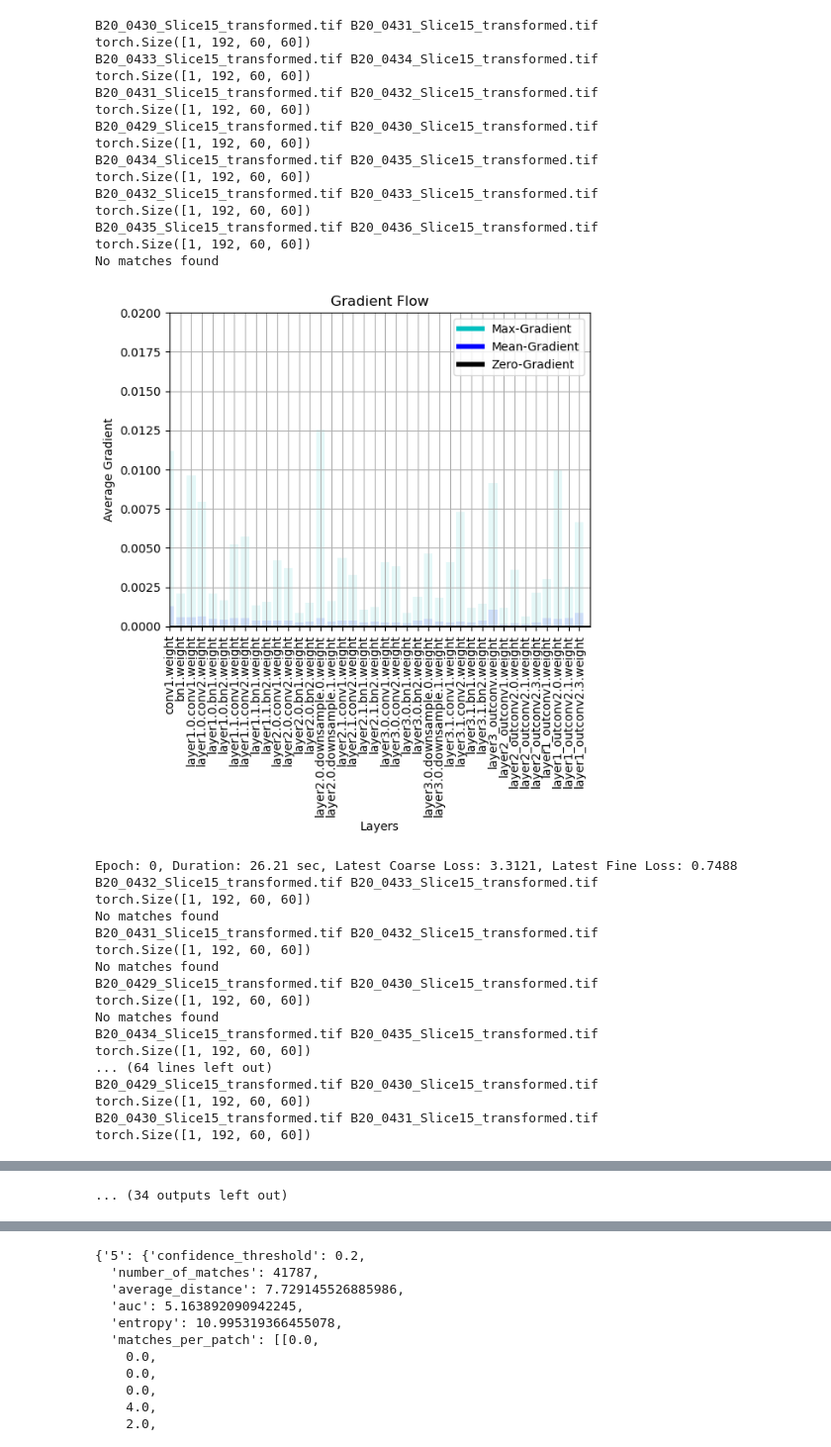
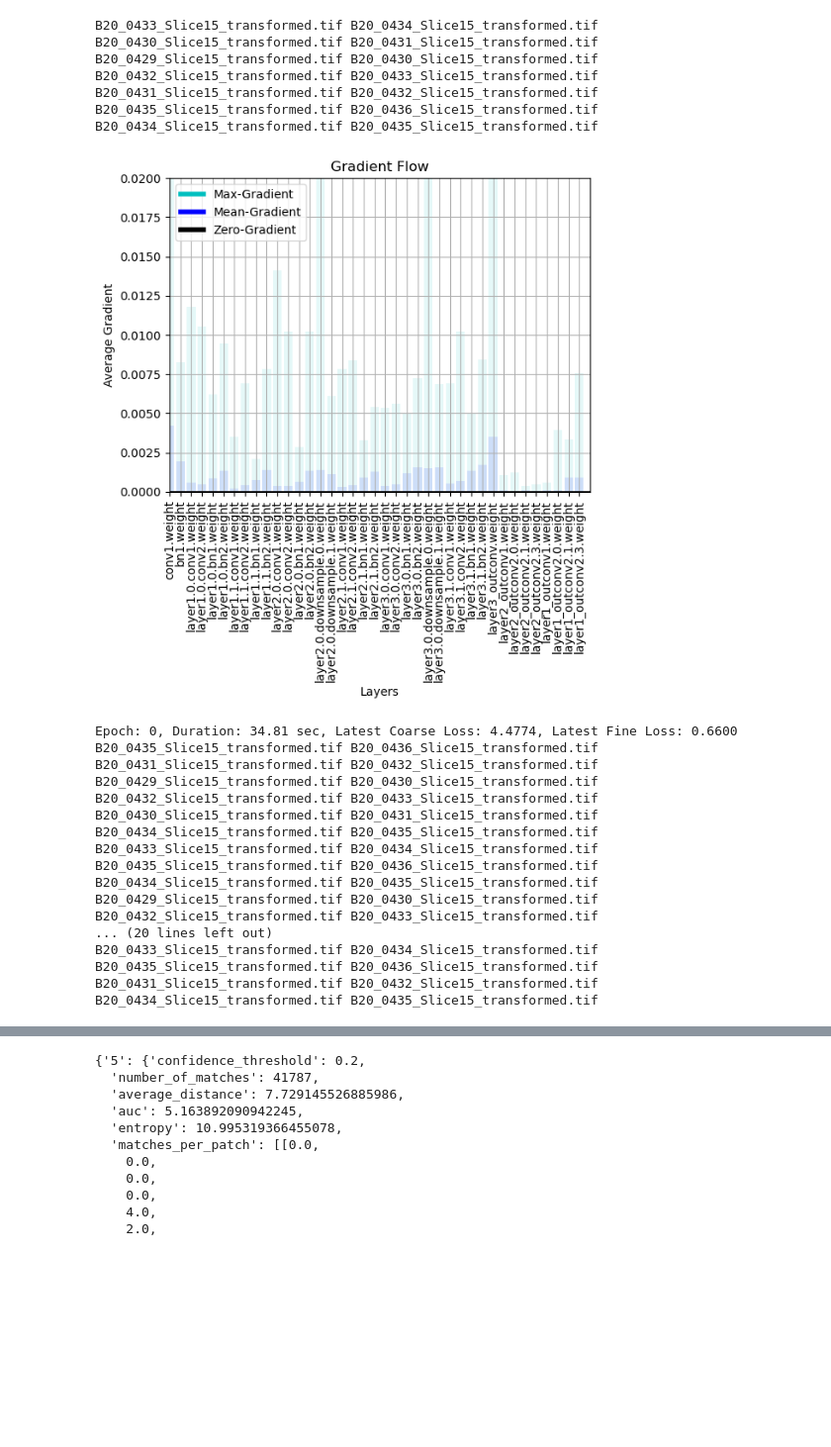
Before and after one commit to rorinr/HyperBrain, a Jupyter notebook: notebooks/training/training.ipynb, the cells around one changed output, grey strips where cells are left out. Shown at 99% size. Cells and saved outputs as stored; diff of their text form; code cells hidden in the pictures; blank space fills up the shorter version.

```diff
--- a/notebooks/training/training.ipynb
+++ b/notebooks/training/training.ipynb
@@ -58,7 +56,7 @@ dataloader_train = DataLoader(
     collate_fn=collate_fn,
 )
 # %%
-learning_rate = 0.00065
+learning_rate = 0.0007
 weight_decay = 0.001
 use_coarse_context = False
 clamp_predictions = True
@@ -110,8 +108,8 @@ coarse_loss_history = []
 fine_loss_history = []
 loss_hist_test = []
 # %%
-coarse_loss = "focal"
-alpha = 0.25
+coarse_loss = "cross_entropy"
+alpha = 0.45
 gamma = 2
 fine_loss = "l2_std" if use_l2_with_standard_deviation else "l2"
 # %%
@@ -144,7 +142,6 @@ for epoch in range(epochs):
             print("coarse_image_feature_1 contains NaN values after backbone. Breaking the training.")
             break
 
-        print(coarse_image_feature_1.shape)
         coarse_image_feature_1 = positional_encoding(coarse_image_feature_1)
         coarse_image_feature_2 = positional_encoding(coarse_image_feature_2)
 
@@ -230,61 +227,53 @@ for epoch in range(epochs):
         loss = coarse_loss_value + fine_loss_value
         loss.backward()
 
         # Adjust learning weights
-        torch.nn.utils.clip_grad_norm_(backbone.parameters(), 1.0)
+        # torch.nn.utils.clip_grad_norm_(backbone.parameters(), 1.0)
         optimizer.step()
 
         coarse_loss_history.append(coarse_loss_value.cpu().item())
         fine_loss_history.append(fine_loss_value.cpu().item())
 
         if torch.isnan(coarse_matches["confidence_matrix"]).all():
             print(
                 "coarse_matches['confidence_matrix'] is filled with NaN values. Breaking the training."
             )
             break
     if torch.isnan(coarse_matches["confidence_matrix"]).all():
         print(
             "coarse_matches['confidence_matrix'] is filled with NaN values. Breaking the training."
         )
         break
 
     epoch_duration = time.time() - epoch_start_time
     if epoch % print_frequency == 0 or epoch == (100 - 1):
         plot_grad_flow_hist(backbone.named_parameters())
         print(
             f"Epoch: {epoch}, Duration: {epoch_duration:.2f} sec, Latest Coarse Loss: {coarse_loss_value:.4f}, Latest Fine Loss: {fine_loss_value:.4f}"
         )
 # %% [output]
+B20_0433_Slice15_transformed.tif B20_0434_Slice15_transformed.tif
 B20_0430_Slice15_transformed.tif B20_0431_Slice15_transformed.tif
-torch.Size([1, 192, 60, 60])
-B20_0433_Slice15_transformed.tif B20_0434_Slice15_transformed.tif
-torch.Size([1, 192, 60, 60])
+B20_0429_Slice15_transformed.tif B20_0430_Slice15_transformed.tif
+B20_0432_Slice15_transformed.tif B20_0433_Slice15_transformed.tif
 B20_0431_Slice15_transformed.tif B20_0432_Slice15_transformed.tif
-torch.Size([1, 192, 60, 60])
-B20_0429_Slice15_transformed.tif B20_0430_Slice15_transformed.tif
-torch.Size([1, 192, 60, 60])
+B20_0435_Slice15_transformed.tif B20_0436_Slice15_transformed.tif
 B20_0434_Slice15_transformed.tif B20_0435_Slice15_transformed.tif
-torch.Size([1, 192, 60, 60])
-B20_0432_Slice15_transformed.tif B20_0433_Slice15_transformed.tif
-torch.Size([1, 192, 60, 60])
-B20_0435_Slice15_transformed.tif B20_0436_Slice15_transformed.tif
-torch.Size([1, 192, 60, 60])
-No matches found
-[figure, old version]
+[figure, new version]
-Epoch: 0, Duration: 26.21 sec, Latest Coarse Loss: 3.3121, Latest Fine Loss: 0.7488
+Epoch: 0, Duration: 34.81 sec, Latest Coarse Loss: 4.4774, Latest Fine Loss: 0.6600
+B20_0435_Slice15_transformed.tif B20_0436_Slice15_transformed.tif
+B20_0431_Slice15_transformed.tif B20_0432_Slice15_transformed.tif
+B20_0429_Slice15_transformed.tif B20_0430_Slice15_transformed.tif
 B20_0432_Slice15_transformed.tif B20_0433_Slice15_transformed.tif
-torch.Size([1, 192, 60, 60])
-No matches found
+B20_0430_Slice15_transformed.tif B20_0431_Slice15_transformed.tif
+B20_0434_Slice15_transformed.tif B20_0435_Slice15_transformed.tif
+B20_0433_Slice15_transformed.tif B20_0434_Slice15_transformed.tif
+B20_0435_Slice15_transformed.tif B20_0436_Slice15_transformed.tif
+B20_0434_Slice15_transformed.tif B20_0435_Slice15_transformed.tif
+B20_0429_Slice15_transformed.tif B20_0430_Slice15_transformed.tif
+B20_0432_Slice15_transformed.tif B20_0433_Slice15_transformed.tif
+... (20 lines left out)
+B20_0433_Slice15_transformed.tif B20_0434_Slice15_transformed.tif
+B20_0435_Slice15_transformed.tif B20_0436_Slice15_transformed.tif
 B20_0431_Slice15_transformed.tif B20_0432_Slice15_transformed.tif
-torch.Size([1, 192, 60, 60])
-No matches found
-B20_0429_Slice15_transformed.tif B20_0430_Slice15_transformed.tif
-torch.Size([1, 192, 60, 60])
-No matches found
 B20_0434_Slice15_transformed.tif B20_0435_Slice15_transformed.tif
-torch.Size([1, 192, 60, 60])
-... (64 lines left out)
-B20_0429_Slice15_transformed.tif B20_0430_Slice15_transformed.tif
-torch.Size([1, 192, 60, 60])
-B20_0430_Slice15_transformed.tif B20_0431_Slice15_transformed.tif
-torch.Size([1, 192, 60, 60])
@@ -364,4 +317,3 @@ torch.Size([1, 192, 60, 60])
-... (34 outputs left out)
 # %%
 seen_datapoints
 # %% [output]
```
Also changed, not shown: parts of 4 cells of this notebook, 4 other files.
